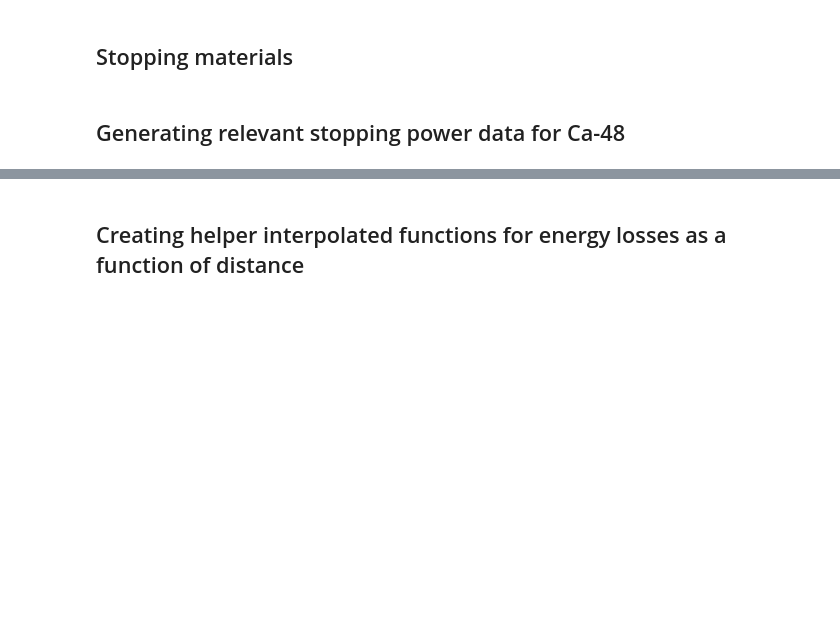
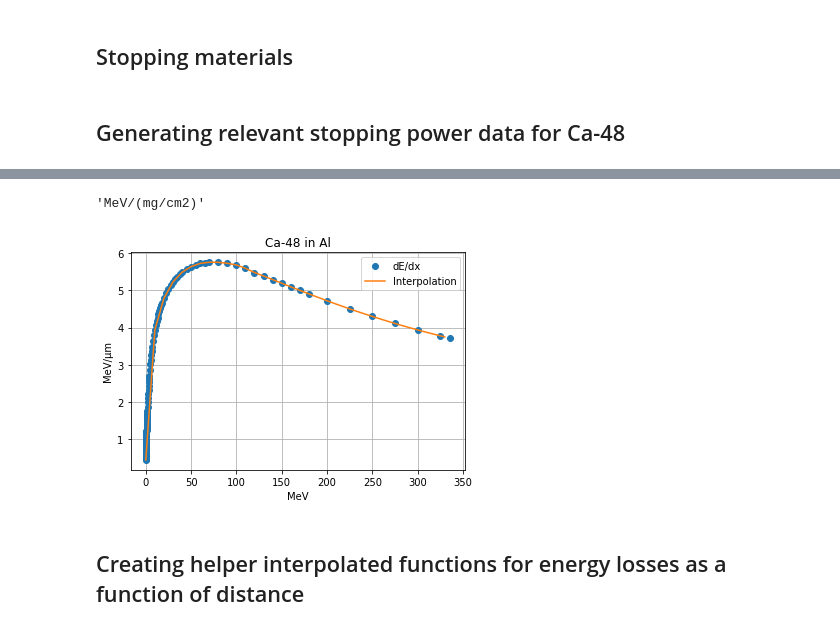
Before and after one commit to teokem/project-work-2020-yuliiahrabar, a Jupyter notebook: SRIM_Ca48.ipynb, the cells around one changed output, grey strips where cells are left out. Saved outputs shown, nothing was run; the diff lists cells and outputs as text; code cells hidden in the pictures; blank space fills up the shorter version.

```diff
--- a/SRIM_Ca48.ipynb
+++ b/SRIM_Ca48.ipynb
@@ -141,19 +143,25 @@ for i, layer in enumerate(layers):
+# %%
+results.units
+# %% [output]
+'MeV/(mg/cm2)'
 # %%
-index = 2
+index = 0
 plt.plot(e_raw[index], dEdX_raw[index], marker='o', label='dE/dx', linestyle='')
 plt.plot(e_interp[index], f_dEdX[index](e_interp[index]), label='Interpolation')
 #plt.plot(energy, results.data[2], label='Sn')
 plt.legend()
 
 plt.xlabel('MeV')
 plt.ylabel('MeV/µm')
 plt.title("Ca-48 in " + targets[index])
 #plt.xscale('log')
 #plt.yscale('log')
 #plt.xlim(1e-2, 1e2)
 #plt.ylim(1, None)
 plt.grid()
 #plt.show()
+# %% [output]
+[figure, added]
 # %% [markdown]
 ## Creating helper interpolated functions for energy losses as a function of distance
 # %%
```
Also changed, not shown: parts of 4 cells of this notebook, 10 other files.
